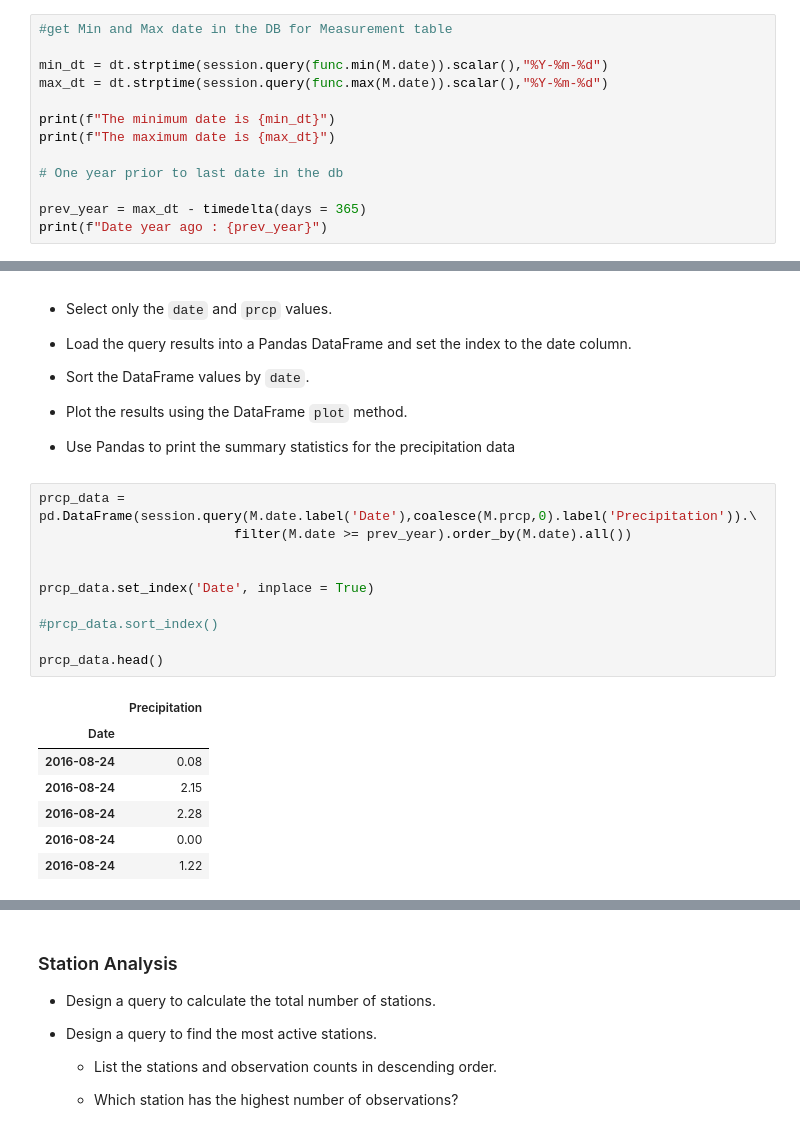
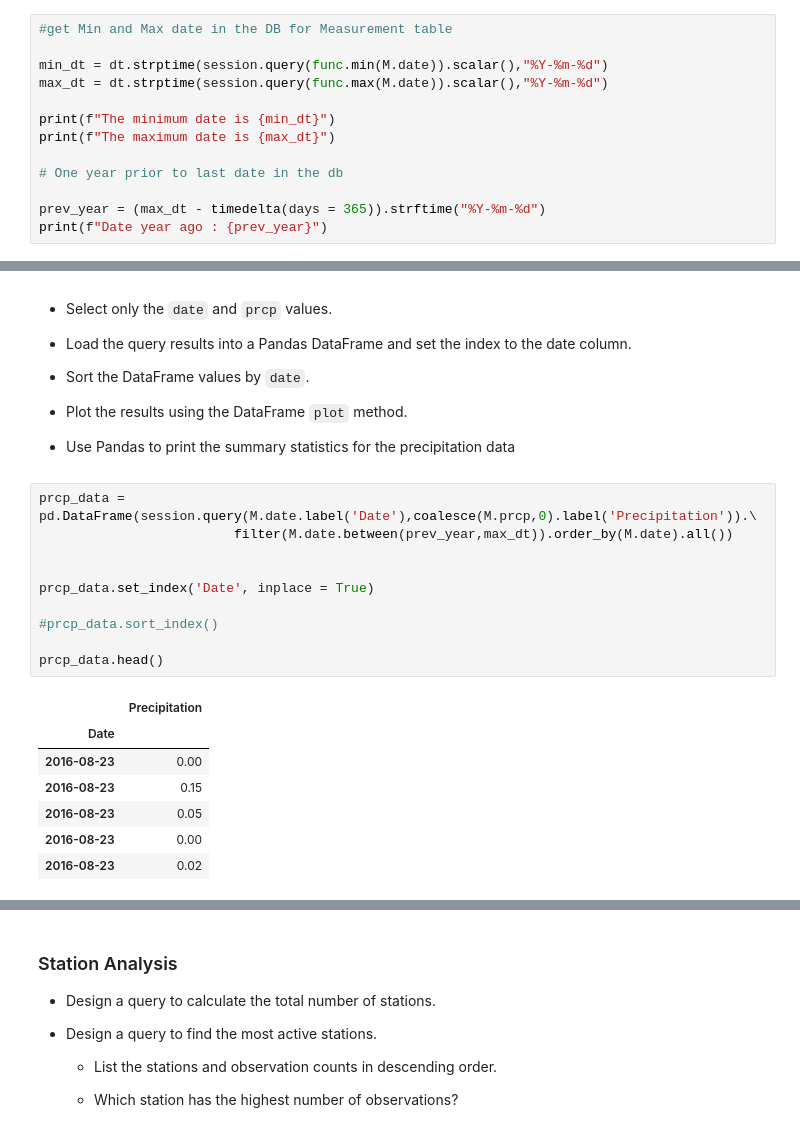
Before and after one commit to Madhuram-S/ClimateExploration_withSQLAlchemy, a Jupyter notebook: Climate_Exploration.ipynb, the cells around one changed output, grey strips where cells are left out. Cells and saved outputs as stored; diff of their text form.

Commit message:
Fixed issue with date in nb and api

```diff
--- a/Climate_Exploration.ipynb
+++ b/Climate_Exploration.ipynb
@@ -185,7 +185,7 @@ print(f"The maximum date is {max_dt}")
 
 # One year prior to last date in the db
 
-prev_year = max_dt - timedelta(days = 365)
+prev_year = (max_dt - timedelta(days = 365)).strftime("%Y-%m-%d")
 print(f"Date year ago : {prev_year}")
 # %% [output]
 The minimum date is 2010-01-01 00:00:00
@@ -207,22 +207,22 @@ Date year ago : 2016-08-23 00:00:00
 * Use Pandas to print the summary statistics for the precipitation data
 # %%
 prcp_data = pd.DataFrame(session.query(M.date.label('Date'),coalesce(M.prcp,0).label('Precipitation')).\
-                         filter(M.date >= prev_year).order_by(M.date).all())
+                         filter(M.date.between(prev_year,max_dt)).order_by(M.date).all())
 
 
 prcp_data.set_index('Date', inplace = True)
 
 #prcp_data.sort_index()
 
 prcp_data.head()
 # %% [output]
 |  | Precipitation |
 | Date |  |
-| 2016-08-24 | 0.08 |
-| 2016-08-24 | 2.15 |
-| 2016-08-24 | 2.28 |
-| 2016-08-24 | 0.00 |
-| 2016-08-24 | 1.22 |
+| 2016-08-23 | 0.00 |
+| 2016-08-23 | 0.15 |
+| 2016-08-23 | 0.05 |
+| 2016-08-23 | 0.00 |
+| 2016-08-23 | 0.02 |
 # %%
 ax = prcp_data.plot(y = 'Precipitation', figsize = (11,9), \
                     title = f"Precipitation for previous 12 months of {max_dt.strftime('%Y-%m-%d')} ")
```
Also changed, not shown: parts of 6 cells of this notebook, 3 other files.
